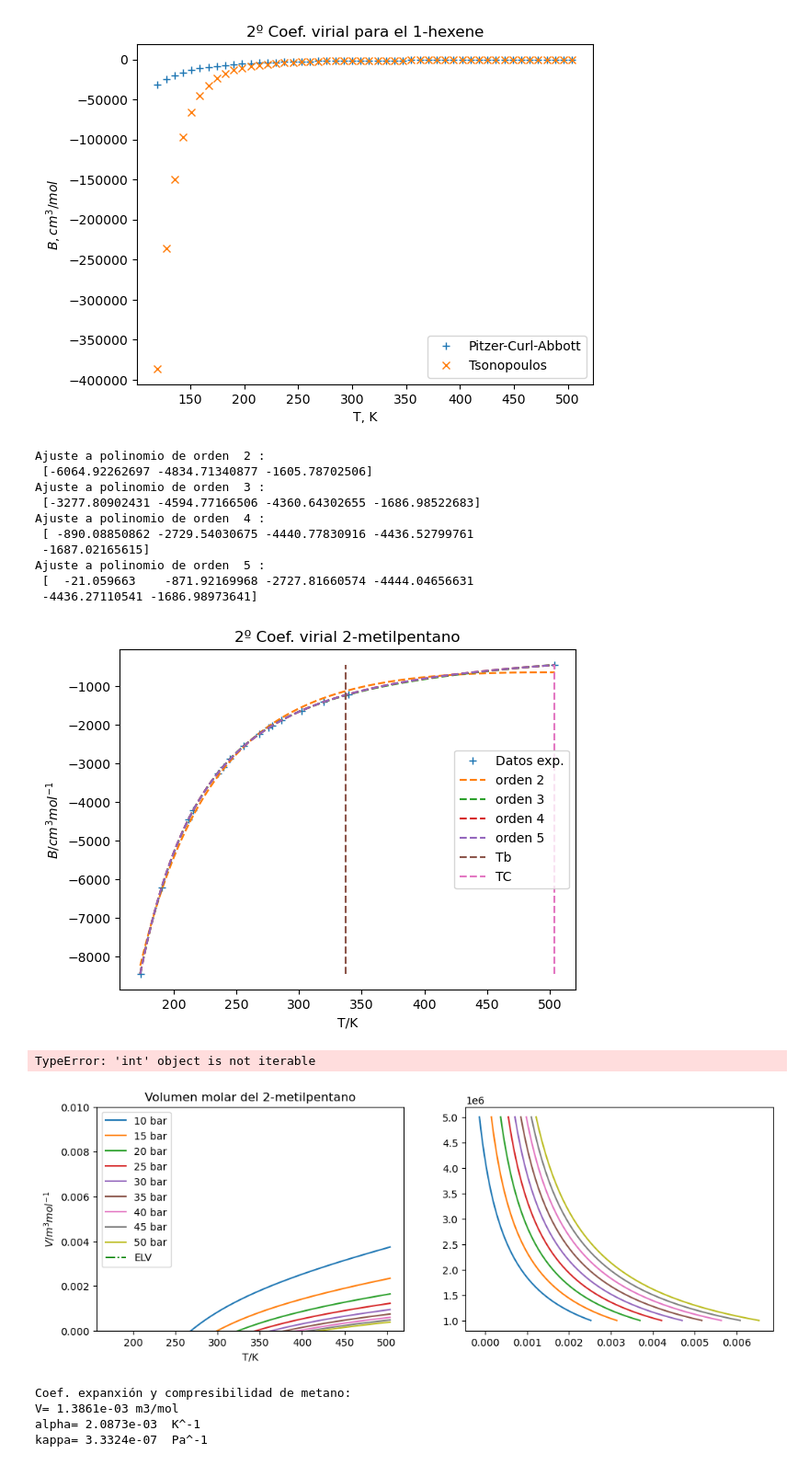
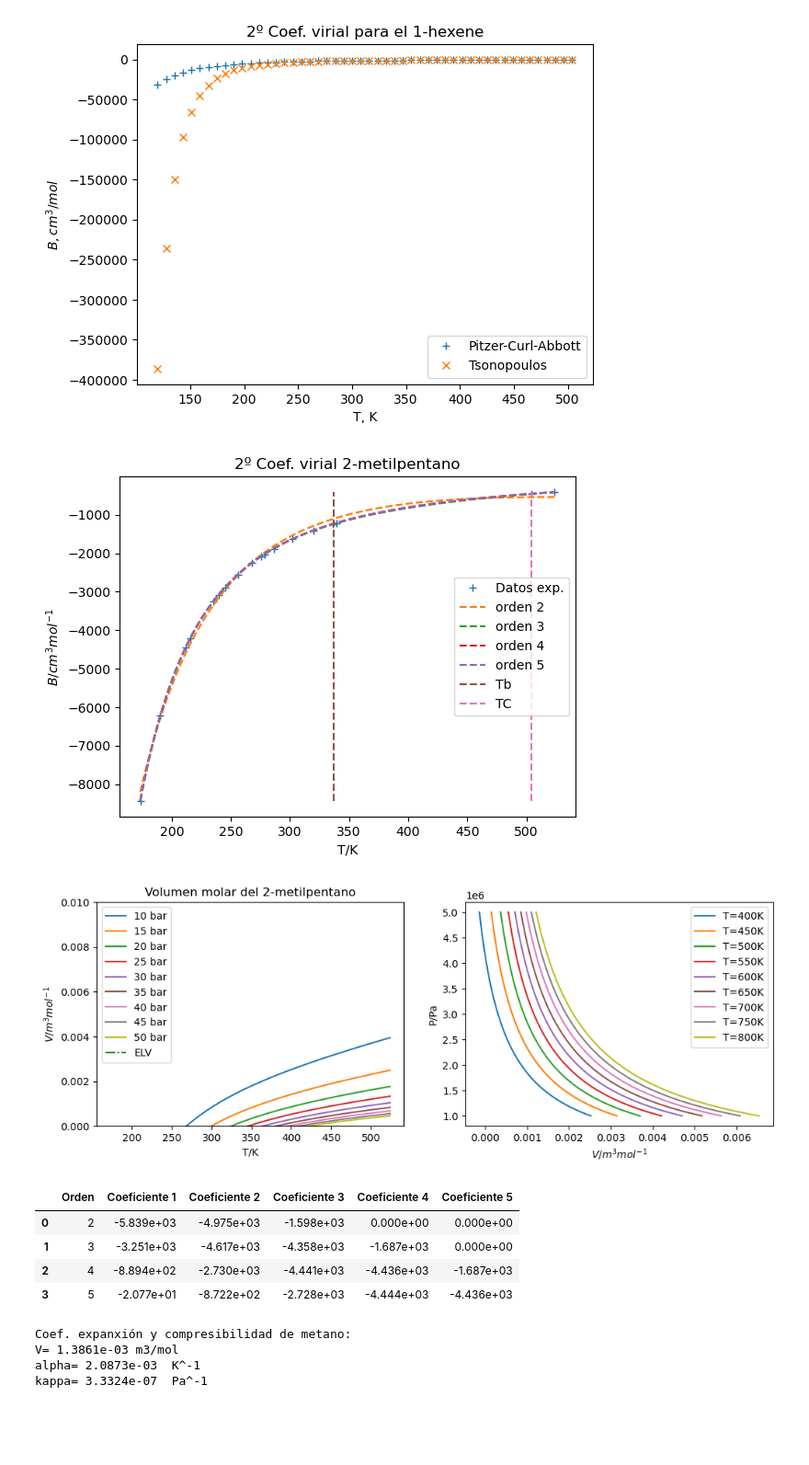
Before and after one commit to ChristianPh404/TQA, a Jupyter notebook: TQA (1).ipynb, the cells around one changed output. Shown at 92% size. Saved outputs shown, nothing was run; the diff lists cells and outputs as text; code cells hidden in the pictures; blank space fills up the shorter version.

```diff
--- a/TQA (1).ipynb
+++ b/TQA (1).ipynb
@@ -1002,26 +1002,27 @@ plt.show()
 # %%
 import numpy as np
 import matplotlib.pyplot as plt
-def calcular_r_2(y_observado, y_estimado):
-    # Calcular la varianza de los valores observados
-    varianza_observado = np.var(y_observado)
-    # Calcular la varianza de los valores estimados
-    varianza_estimado = np.var(y_estimado)
-    # Calcular el coeficiente de determinación
-    r_cuadrado = varianza_estimado / varianza_observado
-    return r_cuadrado
+resultados = {'Orden': [], 'Coeficiente 1': [], 'Coeficiente 2': [], 'Coeficiente 3': [], 'Coeficiente 4': [], 'Coeficiente 5': []}
+Ts = np.append(Ts, TC + 20)
+T = Ts
+plt.plot(T, B_Pit(T, TC, PC, FA), '+', label='Datos exp.')
+T_gr = np.linspace(T[0], T[-1], 1000)
+a = {}
+r_2 = {}
 
-T=Ts
-plt.plot(T,B_Pit(T,TC,PC,FA),'+',label='Datos exp.')
-T_gr =  np.linspace(T[0],T[-1],1000)
-a = {}     # Crea una variable tipo diccionario para almacenar todos los ajustes
-r_2 = {}   # Crea otra variable para la determinación
-for i in range(2,6):
-    a[i] = np.polyfit(298.15/T-1,B_Pit(T,TC,PC,FA),i)
-    print('Ajuste a polinomio de orden ', i, ':\n',a[i])
-    B_gr = np.polyval(a[i],298.15/T_gr-1)
-    B_cal = np.polyval(a[i],298.15/T-1)
-    plt.plot(T_gr,B_gr,'--',label='orden '+str(i))
+# Añadir resultados al diccionario
+for i in range(2, 6):
+    a[i] = np.polyfit(298.15 / T - 1, B_Pit(T, TC, PC, FA), i)
+    resultados['Orden'].append(i)
+    # Llenar los coeficientes en el diccionario
+    for j in range(1, 6):
+        coeficiente = a[i][j-1] if j <= len(a[i]) else 0
+        resultados[f'Coeficiente {j}'].append(coeficiente)
+    B_gr = np.polyval(a[i], 298.15 / T_gr - 1)
+    B_cal = np.polyval(a[i], 298.15 / T - 1)
+    plt.plot(T_gr, B_gr, '--', label='orden ' + str(i))
+
+
 plt.plot([Tb,Tb],[B_Pit(T,TC,PC,FA)[0],B_Pit(T,TC,PC,FA)[-1]],'--',label='Tb')
 plt.plot([TC,TC],[B_Pit(T,TC,PC,FA)[0],B_Pit(T,TC,PC,FA)[-1]],'--',label='TC')
 plt.xlabel('T/K')
@@ -1029,53 +1030,53 @@ plt.ylabel('$B/cm^3 mol^{-1}$')
 plt.title('2º Coef. virial 2-metilpentano')
 plt.legend()
 plt.show()
+print('\n' * 2)
 # cálculo del volumen molar en función de P y T
 fig, axes = plt.subplots(1, 2, figsize=(12, 4))
 # Presión entre 10 y 50 bar
 for P in range(10, 51, 5):
     V = R*T_gr/(P*1e5)+1e-6*np.polyval(a[4], 298.15/T_gr-1)
     axes[0].plot(T_gr, V, label=str(P)+' bar')
 axes[0].set_xlabel('T/K')
 axes[0].set_ylabel('$V/m^3 mol^{-1}$')
 axes[0].set_title('Volumen molar del 2-metilpentano')
 axes[0].set_ylim(0,0.01)
 # Datos de volumen molar del vapor de agua en condiciones de saturación
 # (equilibrio líquido-vapor)
 P=np.exp(A-(B/(TT)))
 Pexp=np.array([P,PC])
 Texp=np.array([TT,TC])
-for Pexp in range(len(Pexp)):
-    Vexp = R*Texp/(Pexp*1e5)+1e-6*np.polyval(a[4], 298.15/Texp-1)
+Pexp_array = np.array([P, PC])
+Texp = np.array([TT, TC])
+for Pexp_value in Pexp_array:
+    Vexp = R * Texp / (Pexp_value * 1e5) + 1e-6 * np.polyval(a[4], 298.15 / Texp - 1)
 k = 12  # Primer valor experimental a representar
 axes[0].plot(Texp[k:], Vexp[k:], '-.g', label = 'ELV')
 axes[0].legend()
 # Representación P-V
 for T_gr2 in range(400,801,50):
     P_gr2 = 1e5*np.linspace(10,50,550)
     V_gr2 = R*T_gr2/P_gr2+1e-6*np.polyval(a[4],298.15/T_gr2-1)
     axes[1].plot(V_gr2,P_gr2,label='T='+str(T_gr2)+'K')
 # Extraer los índices de los valores entre 1e6 y 5e6 en Pexp
-indices = [i for i, p in enumerate(Pexp) if (0.9e6 <= p <= 5.5e6)]
-axes[1].plot([Vexp[i] for i in indices],[Pexp[i] for i in indices], '-.g', label = 'VLE')
+indices = [i for i in range(len(Pexp)) if (0.9e6 <= Pexp[i] <= 5.5e6)]
+# axes[1].plot([Vexp[i] for i in indices],[Pexp[i] for i in indices], '-.g', label = 'VLE')
 axes[1].set_ylabel('P/Pa')
 axes[1].set_xlabel('$V/m^3 mol^{-1}$')
 axes[1].legend()
 plt.show()
-print('Revisar el rango de validez de los valores representados en las gráficas')
+# Crear un DataFrame a partir del diccionario
+df_resultados = pd.DataFrame(resultados)
+print('\n' * 2)
+display(df_resultados)
 # %% [output]
-Ajuste a polinomio de orden  2 :
- [-6064.92262697 -4834.71340877 -1605.78702506]
-Ajuste a polinomio de orden  3 :
- [-3277.80902431 -4594.77166506 -4360.64302655 -1686.98522683]
-Ajuste a polinomio de orden  4 :
- [ -890.08850862 -2729.54030675 -4440.77830916 -4436.52799761
- -1687.02165615]
-Ajuste a polinomio de orden  5 :
- [  -21.059663    -871.92169968 -2727.81660574 -4444.04656631
- -4436.27110541 -1686.98973641]
-[figure, old version]
+[figure, new version]
-TypeError: 'int' object is not iterable
-[figure, old version]
+[figure, new version]
+|  | Orden | Coeficiente 1 | Coeficiente 2 | Coeficiente 3 | Coeficiente 4 | Coeficiente 5 |
+| 0 | 2 | -5.839e+03 | -4.975e+03 | -1.598e+03 | 0.000e+00 | 0.000e+00 |
+| 1 | 3 | -3.251e+03 | -4.617e+03 | -4.358e+03 | -1.687e+03 | 0.000e+00 |
+| 2 | 4 | -8.894e+02 | -2.730e+03 | -4.441e+03 | -4.436e+03 | -1.687e+03 |
+| 3 | 5 | -2.077e+01 | -8.722e+02 | -2.728e+03 | -4.444e+03 | -4.436e+03 |
 # %%
 import numpy as np
 # Aplicación de la ecuación de estado del virial
```
Also changed, not shown: parts of 5 cells of this notebook.
